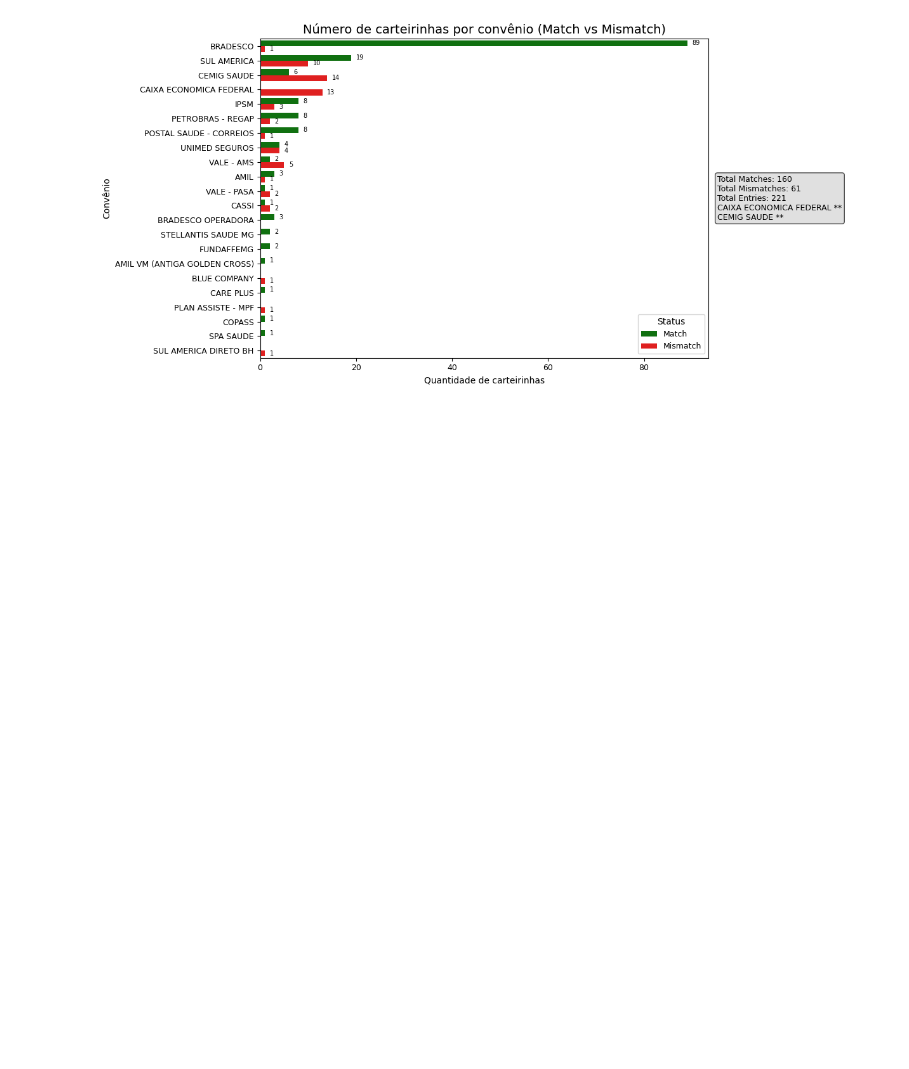
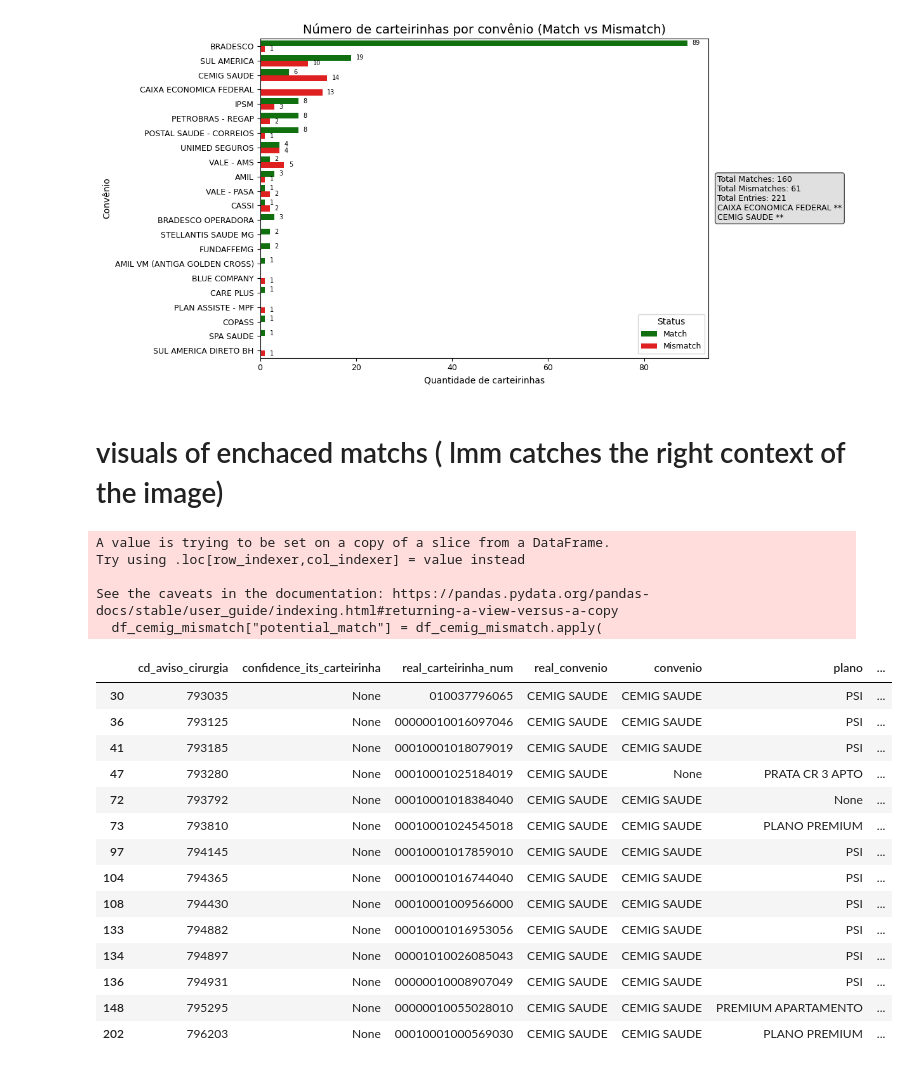
Before and after one commit to joao-thomaz-mle/carteirinha-api, a Jupyter notebook: POC/connect_db_extract.ipynb, the cells around one changed output. Saved outputs shown, nothing was run; the diff lists cells and outputs as text; code cells hidden in the pictures; blank space fills up the shorter version.

```diff
--- a/POC/connect_db_extract.ipynb
+++ b/POC/connect_db_extract.ipynb
@@ -1904,3 +1904,37 @@ plt.tight_layout()
 plt.show()
 # %% [output]
 [figure]
+# %% [markdown]
+# visuals of enchaced matchs ( lmm catches the right context of the image)
+# %%
+# Filter results for CEMIG SAUDE where match status is Mismatch
+df_cemig_mismatch = df_results[(df_results["real_convenio"] == "CEMIG SAUDE") & (df_results["match_status"] == "Mismatch")]
+
+# for each row, when comparing values of cols real_carteirinha_num and numero_carteirinha, if numero_carteirinha matches the last digits of real_carteirinha_num, then it's a potential match
+df_cemig_mismatch["potential_match"] = df_cemig_mismatch.apply(
+    lambda row: "Potential Match" if str(row["numero_carteirinha"]).zfill(10)[-10:] == str(row["real_carteirinha_num"]).zfill(10)[-10:] else "No Match",
+    axis=1
+)
+
+df_cemig_mismatch
+# %% [output]
+A value is trying to be set on a copy of a slice from a DataFrame.
+Try using .loc[row_indexer,col_indexer] = value instead
+
+See the caveats in the documentation: https://pandas.pydata.org/pandas-docs/stable/user_guide/indexing.html#returning-a-view-versus-a-copy
+  df_cemig_mismatch["potential_match"] = df_cemig_mismatch.apply(
+|  | cd_aviso_cirurgia | confidence_its_carteirinha | real_carteirinha_num | real_convenio | convenio | plano | ... |
+| 30 | 793035 | None | 010037796065 | CEMIG SAUDE | CEMIG SAUDE | PSI | ... |
+| 36 | 793125 | None | 00000010016097046 | CEMIG SAUDE | CEMIG SAUDE | PSI | ... |
+| 41 | 793185 | None | 00010001018079019 | CEMIG SAUDE | CEMIG SAUDE | PSI | ... |
+| 47 | 793280 | None | 00010001025184019 | CEMIG SAUDE | None | PRATA CR 3 APTO | ... |
+| 72 | 793792 | None | 00010001018384040 | CEMIG SAUDE | CEMIG SAUDE | None | ... |
+| 73 | 793810 | None | 00010001024545018 | CEMIG SAUDE | CEMIG SAUDE | PLANO PREMIUM | ... |
+| 97 | 794145 | None | 00010001017859010 | CEMIG SAUDE | CEMIG SAUDE | PSI | ... |
+| 104 | 794365 | None | 00010001016744040 | CEMIG SAUDE | CEMIG SAUDE | PSI | ... |
+| 108 | 794430 | None | 00010001009566000 | CEMIG SAUDE | CEMIG SAUDE | PSI | ... |
+| 133 | 794882 | None | 00010001016953056 | CEMIG SAUDE | CEMIG SAUDE | PSI | ... |
+| 134 | 794897 | None | 00001010026085043 | CEMIG SAUDE | CEMIG SAUDE | PSI | ... |
+| 136 | 794931 | None | 00000010008907049 | CEMIG SAUDE | CEMIG SAUDE | PSI | ... |
+| 148 | 795295 | None | 00000010055028010 | CEMIG SAUDE | CEMIG SAUDE | PREMIUM APARTAMENTO | ... |
+| 202 | 796203 | None | 00010001000569030 | CEMIG SAUDE | CEMIG SAUDE | PLANO PREMIUM | ... |
```
Also changed, not shown: parts of 1 cell of this notebook.
